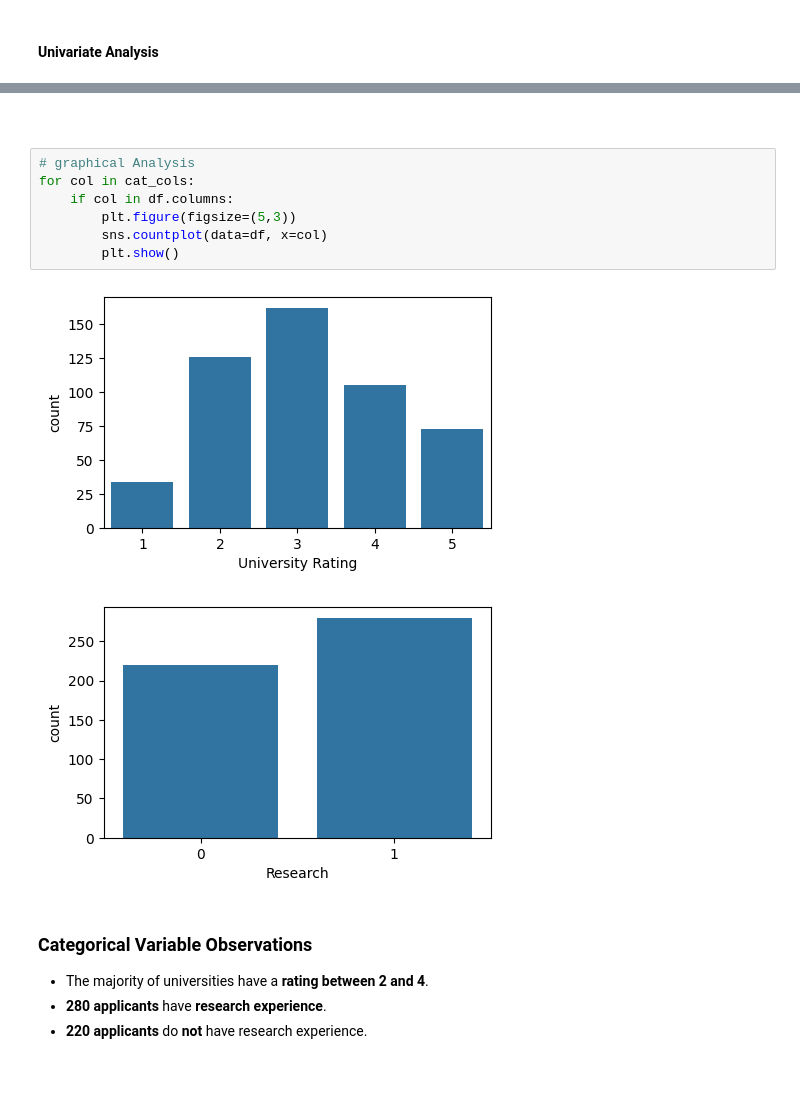
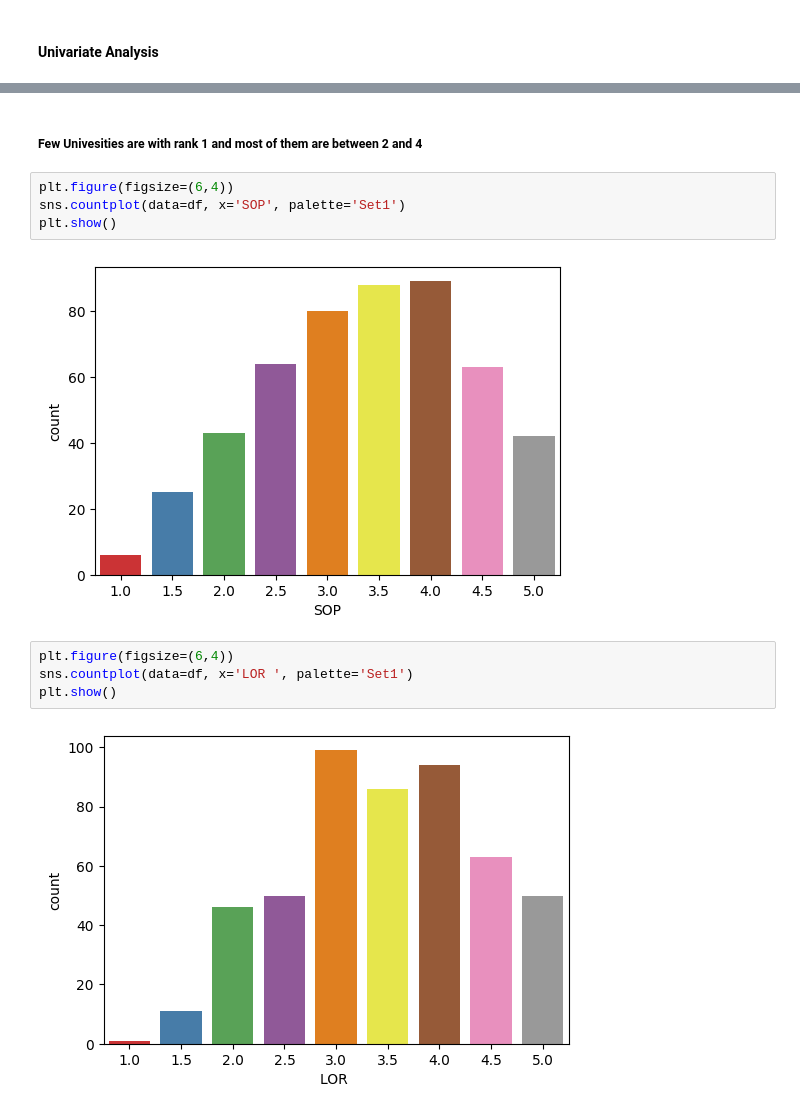
Before and after one commit to Aravind-91/JamboreeEducation--LinearRegression, a Jupyter notebook: JambooreEducation.ipynb, the cells around one changed output, grey strips where cells are left out. Drawn from its saved outputs; the diff is of its cells as text; blank space fills up the shorter version.

```diff
--- a/JambooreEducation.ipynb
+++ b/JambooreEducation.ipynb
@@ -124,18 +104,14 @@ Name: count, dtype: int64
-# %% [markdown]
-###
-# %%
-# graphical Analysis
-for col in cat_cols:
-    if col in df.columns:
-        plt.figure(figsize=(5,3))
-        sns.countplot(data=df, x=col)
-        plt.show()
-# %% [output]
-[figure, removed]
-[figure, removed]
-# %% [markdown]
-### Categorical Variable Observations
-
-- The majority of universities have a **rating between 2 and 4**.
-- **280 applicants** have **research experience**.
-- **220 applicants** do **not** have research experience.
+# %% [markdown]
+##### Few Univesities are with rank 1 and most of them are between 2 and 4
+# %%
+plt.figure(figsize=(6,4))
+sns.countplot(data=df, x='SOP', palette='Set1')
+plt.show()
+# %% [output]
+[figure, added]
+# %%
+plt.figure(figsize=(6,4))
+sns.countplot(data=df, x='LOR ', palette='Set1')
+plt.show()
+# %% [output]
+[figure, added]
```
Also changed, not shown: parts of 15 cells of this notebook.
